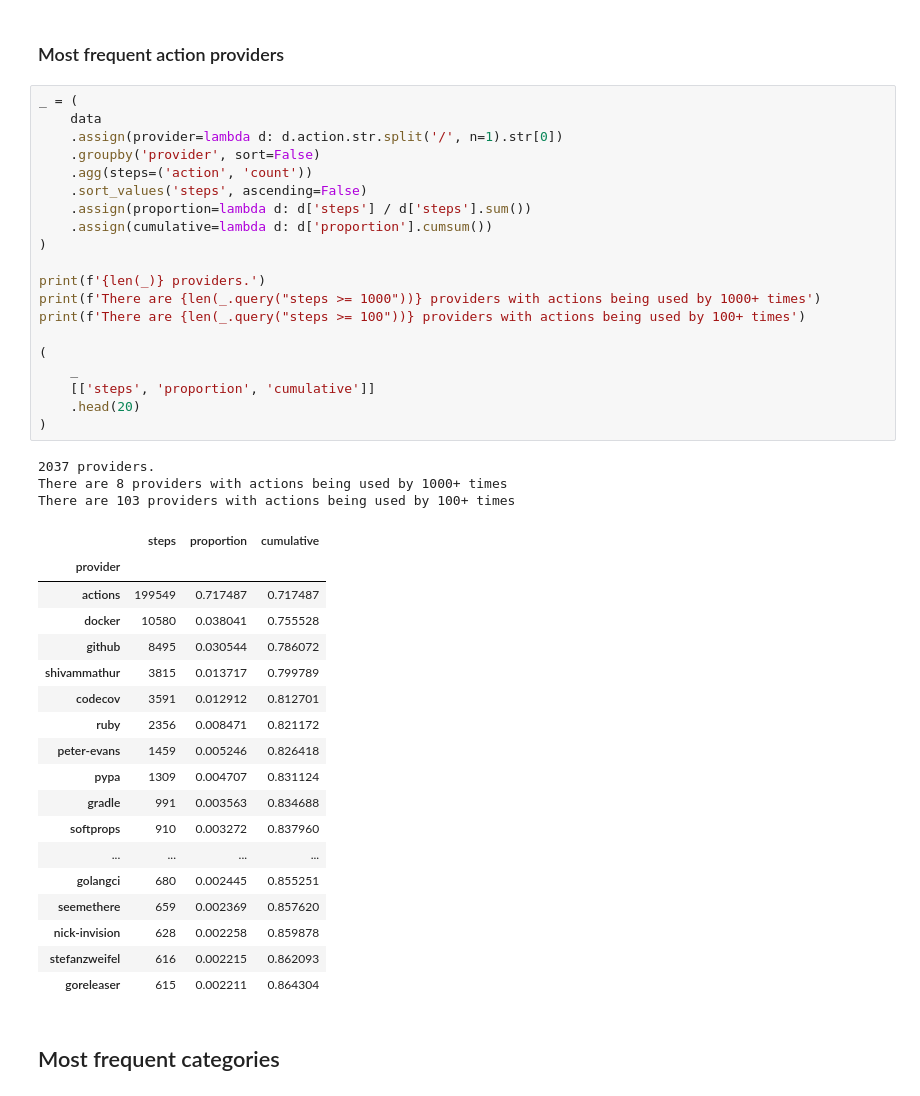
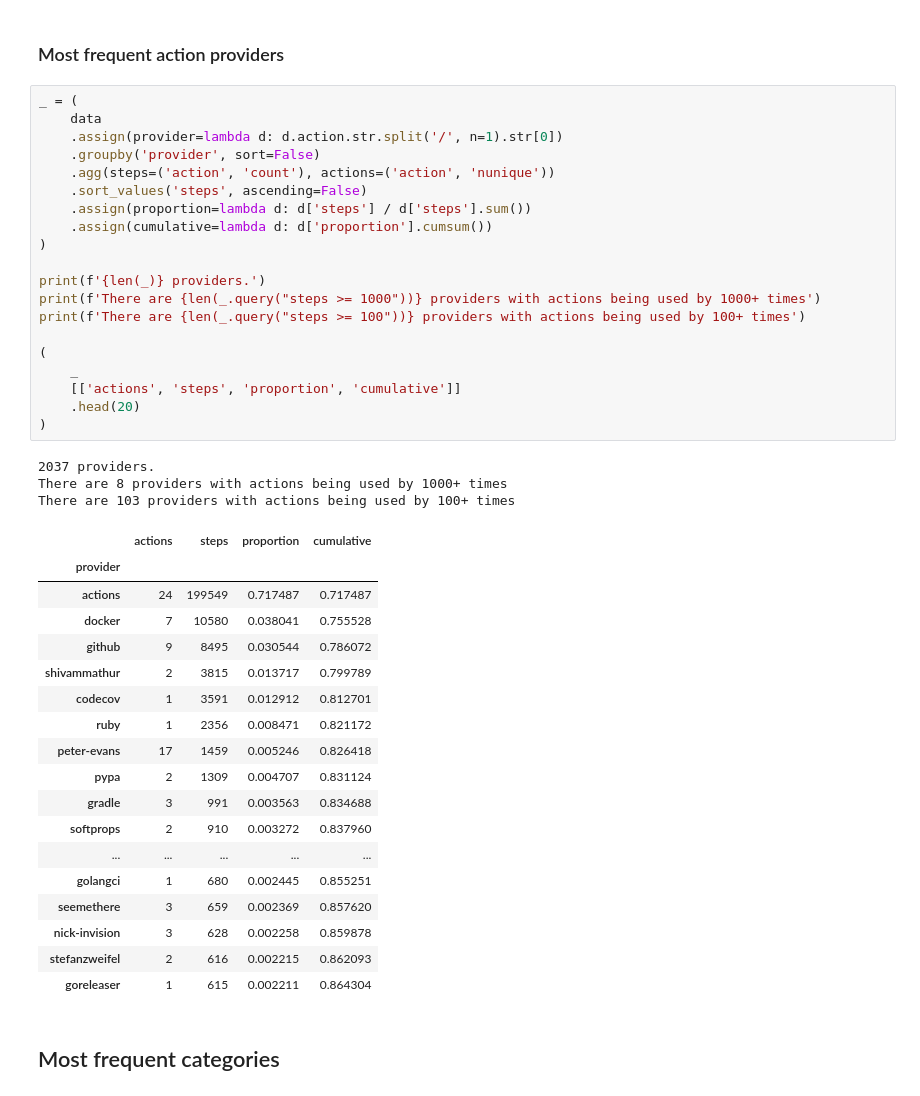
Before and after one commit to AlexandreDecan/secos-gha, a Jupyter notebook: notebooks/Data exploration.ipynb, the cells around one changed output. Saved outputs shown, nothing was run; the diff lists cells and outputs as text.

Commit message:
Duplicated commands in steps

```diff
--- a/notebooks/Data exploration.ipynb
+++ b/notebooks/Data exploration.ipynb
@@ -1613,45 +1663,45 @@ There are 6 actions being used by >=10% repositories
 # %%
 _ = (
     data
     .assign(provider=lambda d: d.action.str.split('/', n=1).str[0])
     .groupby('provider', sort=False)
-    .agg(steps=('action', 'count'))
+    .agg(steps=('action', 'count'), actions=('action', 'nunique'))
     .sort_values('steps', ascending=False)
     .assign(proportion=lambda d: d['steps'] / d['steps'].sum())
     .assign(cumulative=lambda d: d['proportion'].cumsum())
 )
 
 print(f'{len(_)} providers.')
 print(f'There are {len(_.query("steps >= 1000"))} providers with actions being used by 1000+ times')
 print(f'There are {len(_.query("steps >= 100"))} providers with actions being used by 100+ times')
 
 (
     _
-    [['steps', 'proportion', 'cumulative']]
+    [['actions', 'steps', 'proportion', 'cumulative']]
     .head(20)
 )
 # %% [output]
 2037 providers.
 There are 8 providers with actions being used by 1000+ times
 There are 103 providers with actions being used by 100+ times
-|  | steps | proportion | cumulative |
-| provider |  |  |  |
-| actions | 199549 | 0.717487 | 0.717487 |
-| docker | 10580 | 0.038041 | 0.755528 |
-| github | 8495 | 0.030544 | 0.786072 |
-| shivammathur | 3815 | 0.013717 | 0.799789 |
-| codecov | 3591 | 0.012912 | 0.812701 |
-| ruby | 2356 | 0.008471 | 0.821172 |
-| peter-evans | 1459 | 0.005246 | 0.826418 |
-| pypa | 1309 | 0.004707 | 0.831124 |
-| gradle | 991 | 0.003563 | 0.834688 |
-| softprops | 910 | 0.003272 | 0.837960 |
-| ... | ... | ... | ... |
-| golangci | 680 | 0.002445 | 0.855251 |
-| seemethere | 659 | 0.002369 | 0.857620 |
-| nick-invision | 628 | 0.002258 | 0.859878 |
-| stefanzweifel | 616 | 0.002215 | 0.862093 |
-| goreleaser | 615 | 0.002211 | 0.864304 |
+|  | actions | steps | proportion | cumulative |
+| provider |  |  |  |  |
+| actions | 24 | 199549 | 0.717487 | 0.717487 |
+| docker | 7 | 10580 | 0.038041 | 0.755528 |
+| github | 9 | 8495 | 0.030544 | 0.786072 |
+| shivammathur | 2 | 3815 | 0.013717 | 0.799789 |
+| codecov | 1 | 3591 | 0.012912 | 0.812701 |
+| ruby | 1 | 2356 | 0.008471 | 0.821172 |
+| peter-evans | 17 | 1459 | 0.005246 | 0.826418 |
+| pypa | 2 | 1309 | 0.004707 | 0.831124 |
+| gradle | 3 | 991 | 0.003563 | 0.834688 |
+| softprops | 2 | 910 | 0.003272 | 0.837960 |
+| ... | ... | ... | ... | ... |
+| golangci | 1 | 680 | 0.002445 | 0.855251 |
+| seemethere | 3 | 659 | 0.002369 | 0.857620 |
+| nick-invision | 3 | 628 | 0.002258 | 0.859878 |
+| stefanzweifel | 2 | 616 | 0.002215 | 0.862093 |
+| goreleaser | 1 | 615 | 0.002211 | 0.864304 |
 # %% [markdown]
 ## Most frequent categories
 # %% [markdown]
```
Also changed, not shown: parts of 6 cells of this notebook, 6 other files.
